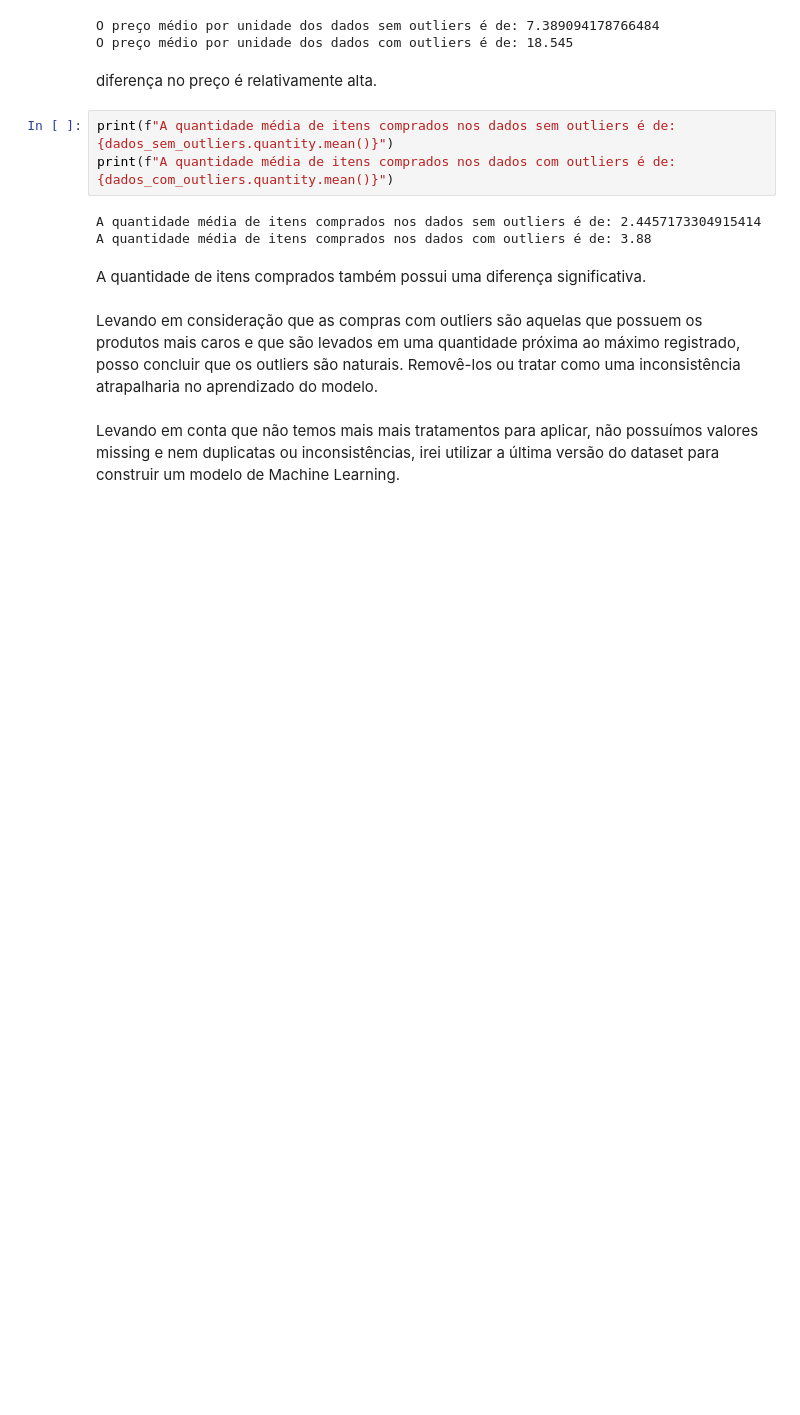
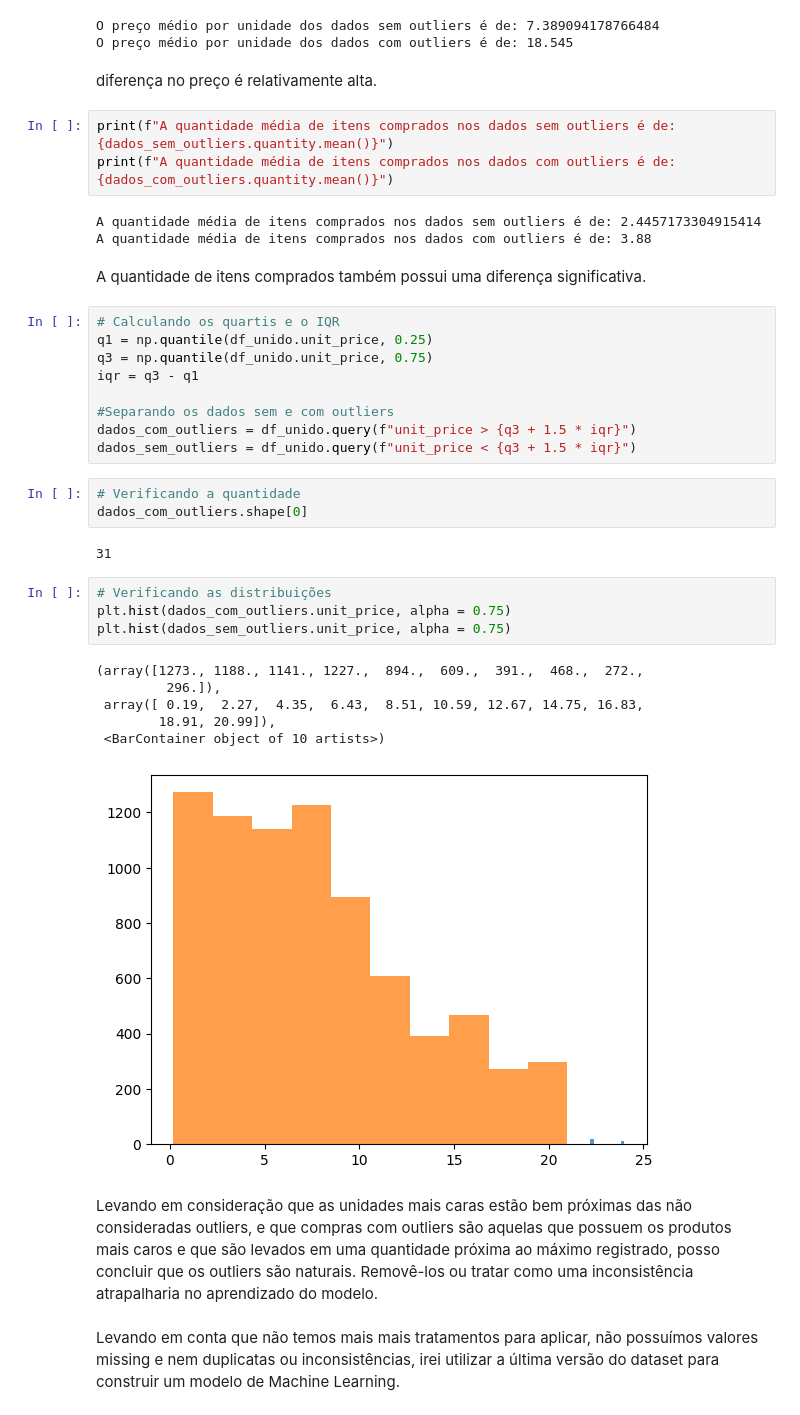
Before and after one commit to dnsrsdata/stock_level_prediction, a Jupyter notebook: notebooks/transform_data.ipynb, the cells around one changed output. Saved outputs shown, nothing was run; the diff lists cells and outputs as text; blank space fills up the shorter version.

Commit message:
Adicionando a variável unit_price na investigação de outliers

```diff
--- a/notebooks/transform_data.ipynb
+++ b/notebooks/transform_data.ipynb
@@ -179,7 +185,32 @@ A quantidade média de itens comprados nos dados sem outliers é de: 2.445717330
 A quantidade média de itens comprados nos dados com outliers é de: 3.88
 # %% [markdown]
 A quantidade de itens comprados também possui uma diferença significativa.
+# %%
+# Calculando os quartis e o IQR
+q1 = np.quantile(df_unido.unit_price, 0.25)
+q3 = np.quantile(df_unido.unit_price, 0.75)
+iqr = q3 - q1
+
+#Separando os dados sem e com outliers
+dados_com_outliers = df_unido.query(f"unit_price > {q3 + 1.5 * iqr}")
+dados_sem_outliers = df_unido.query(f"unit_price < {q3 + 1.5 * iqr}")
+# %%
+# Verificando a quantidade
+dados_com_outliers.shape[0]
+# %% [output]
+31
+# %%
+# Verificando as distribuições
+plt.hist(dados_com_outliers.unit_price, alpha = 0.75)
+plt.hist(dados_sem_outliers.unit_price, alpha = 0.75)
+# %% [output]
+(array([1273., 1188., 1141., 1227.,  894.,  609.,  391.,  468.,  272.,
+         296.]),
+ array([ 0.19,  2.27,  4.35,  6.43,  8.51, 10.59, 12.67, 14.75, 16.83,
+        18.91, 20.99]),
+ <BarContainer object of 10 artists>)
+[figure, added]
 # %% [markdown]
-Levando em consideração que as compras com outliers são aquelas que possuem os produtos mais caros e que são levados em uma quantidade próxima ao máximo registrado, posso concluir que os outliers são naturais. Removê-los ou tratar como uma inconsistência atrapalharia no aprendizado do modelo.
+Levando em consideração que as unidades mais caras estão bem próximas das não consideradas outliers, e que compras com outliers são aquelas que possuem os produtos mais caros e que são levados em uma quantidade próxima ao máximo registrado, posso concluir que os outliers são naturais. Removê-los ou tratar como uma inconsistência atrapalharia no aprendizado do modelo.
 # %% [markdown]
 Levando em conta que não temos mais mais tratamentos para aplicar, não possuímos valores missing e nem duplicatas ou inconsistências, irei utilizar a última versão do dataset para construir um modelo de Machine Learning.
```
Also changed, not shown: parts of 2 cells of this notebook.
